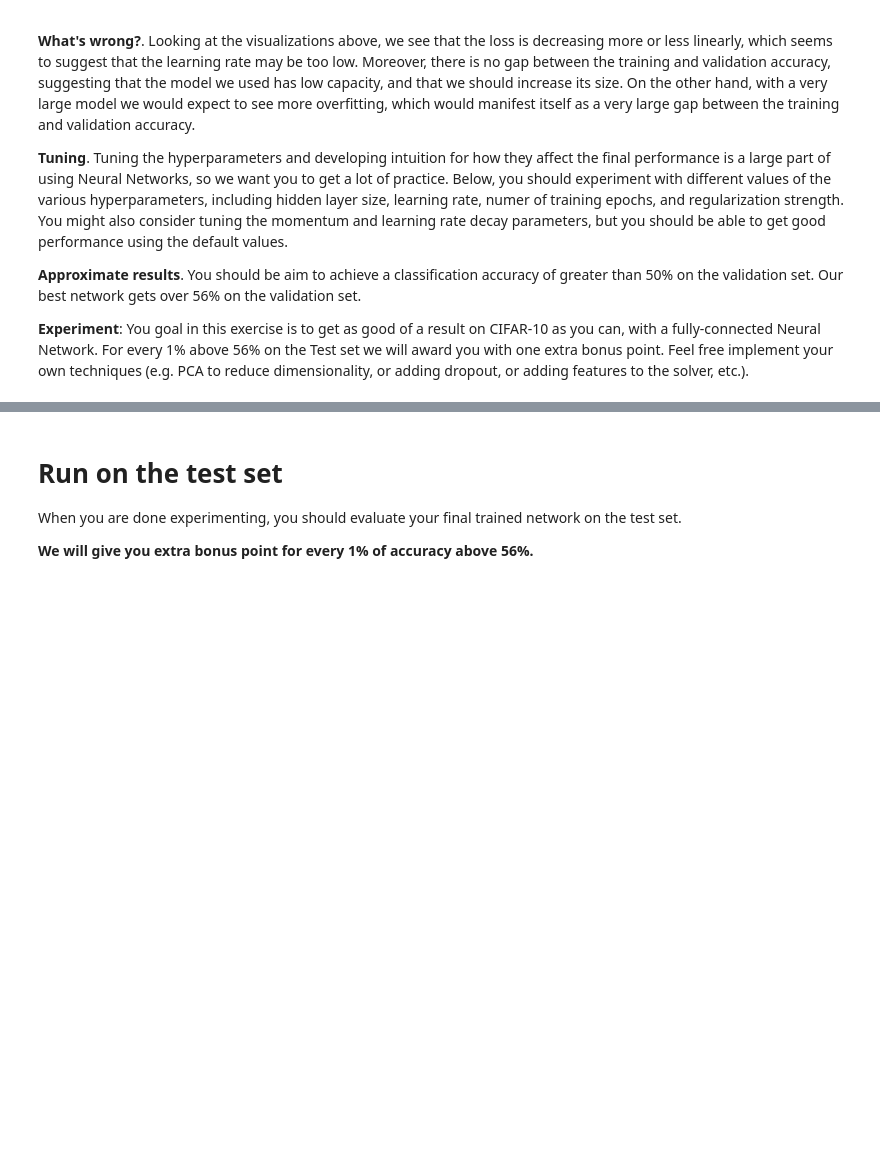
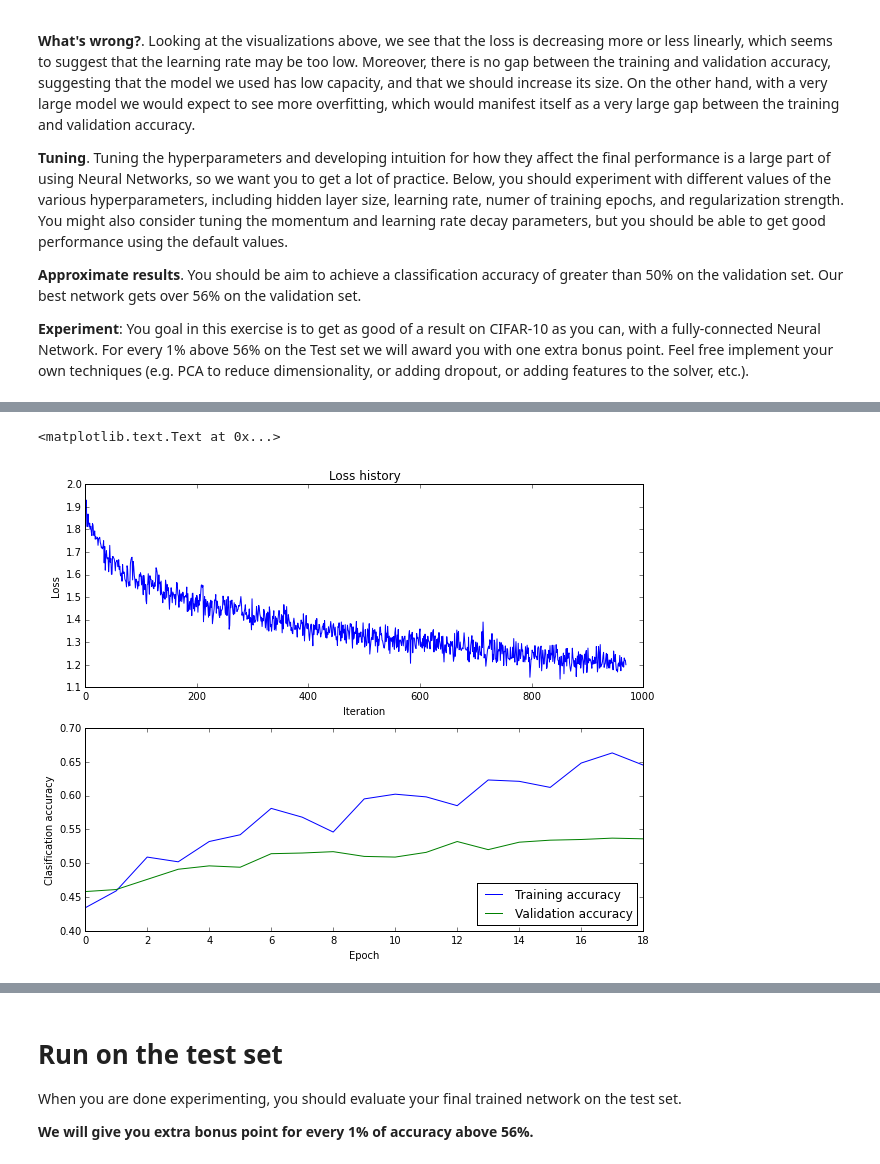
Before and after one commit to shenxudeu/Convnet, a Jupyter notebook: assignment2/two_layer_net.ipynb, the cells around one changed output, grey strips where cells are left out. Cells and saved outputs as stored; diff of their text form; code cells hidden in the pictures; blank space fills up the shorter version.

```diff
--- a/assignment2/two_layer_net.ipynb
+++ b/assignment2/two_layer_net.ipynb
@@ -274,7 +340,12 @@ best_model = None # store the best model into this
 # write code to sweep through possible combinations of hyperparameters          #
 # automatically like we did on the previous assignment.                         #
 #################################################################################
-pass
-#################################################################################
-#                               END OF YOUR CODE                                #
-#################################################################################
+model = init_two_layer_model(32*32*3, 32*32*1, 10) # input size, hidden size, number of classes
+trainer = ClassifierTrainer()
+best_model, loss_history, train_acc, val_acc = trainer.train(X_train, y_train, X_val, y_val,
+                                             model, two_layer_net,
+                                             num_epochs=20, reg=0.1,
+                                             momentum=0.9, learning_rate_decay = 0.95,
+                                             update = "rmsprop",sample_batches = True,batch_size = 1000,
+                                             dropout = True, dropP = .9,
+                                             learning_rate=3e-5, verbose=True)
@@ -281,3 +370,19 @@ pass
+# %%
+plt.subplot(2, 1, 1)
+plt.plot(loss_history[10:])
+plt.title('Loss history')
+plt.xlabel('Iteration')
+plt.ylabel('Loss')
+
+plt.subplot(2, 1, 2)
+plt.plot(train_acc[2:])
+plt.plot(val_acc[2:])
+plt.legend(['Training accuracy', 'Validation accuracy'], loc='lower right')
+plt.xlabel('Epoch')
+plt.ylabel('Clasification accuracy')
+# %% [output]
+<matplotlib.text.Text at 0x...>
+[figure, added]
 # %%
 # visualize the weights
 show_net_weights(best_model)
```
Also changed, not shown: parts of 10 cells of this notebook, 1 other file.
